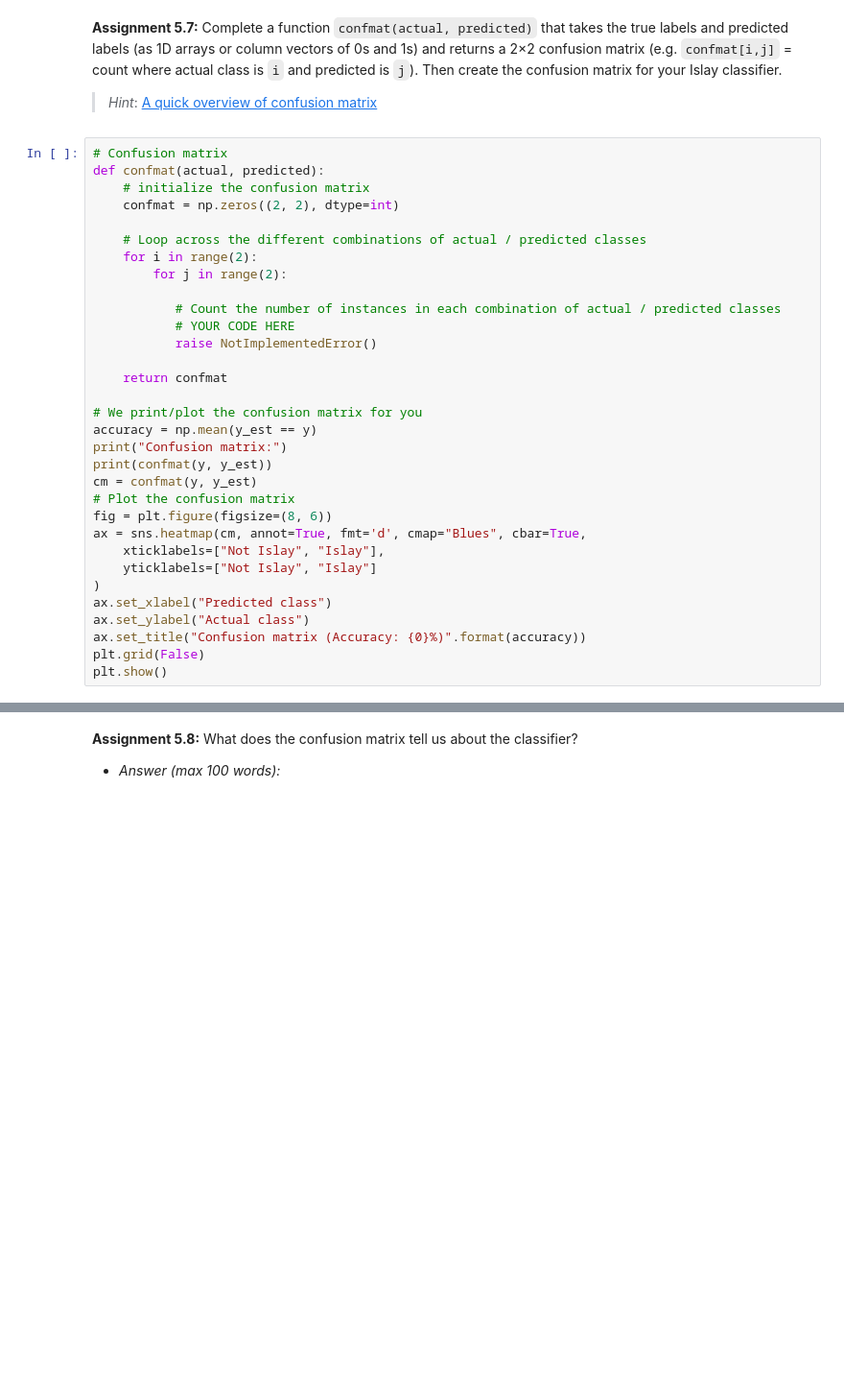
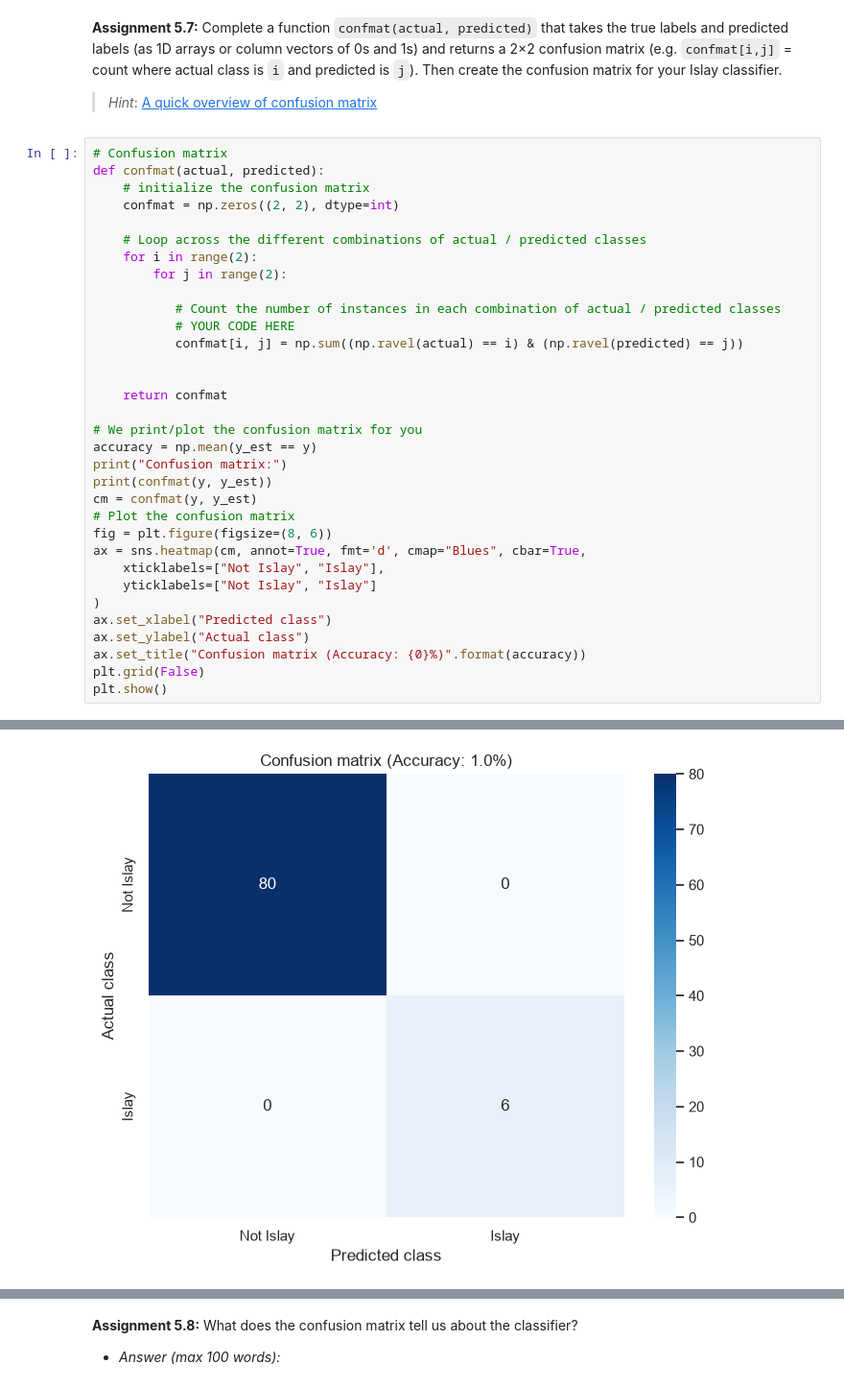
Before and after one commit to NicolaiNielsen/02452exercises, a Jupyter notebook: week5/exercise5.ipynb, the cells around one changed output, grey strips where cells are left out. Shown at 96% size. Drawn from its saved outputs; the diff is of its cells as text; blank space fills up the shorter version.

```diff
--- a/week5/exercise5.ipynb
+++ b/week5/exercise5.ipynb
@@ -1001,7 +1063,8 @@ def confmat(actual, predicted):
 
            # Count the number of instances in each combination of actual / predicted classes
            # YOUR CODE HERE
-           raise NotImplementedError()
+           confmat[i, j] = np.sum((np.ravel(actual) == i) & (np.ravel(predicted) == j))
+
 
     return confmat
 
@@ -1021,3 +1084,4 @@ ax.set_ylabel("Actual class")
 ax.set_title("Confusion matrix (Accuracy: {0}%)".format(accuracy))
 plt.grid(False)
 plt.show()
+# %% [output]
@@ -1024,3 +1091,4 @@ plt.show()
+[figure, added]
 # %%
 # Test for Assignment 5.7 (confusion matrix)
 with utils.marks(2):
```
Also changed, not shown: parts of 21 cells of this notebook, 1 other file.
